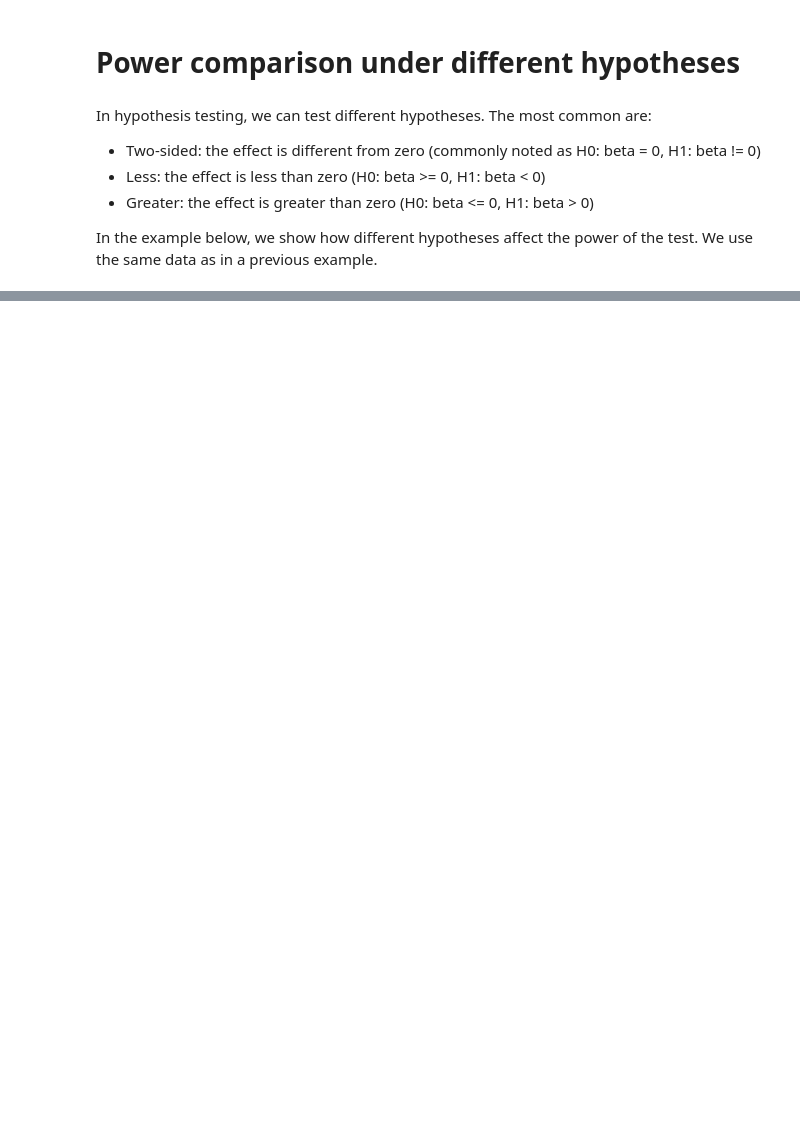
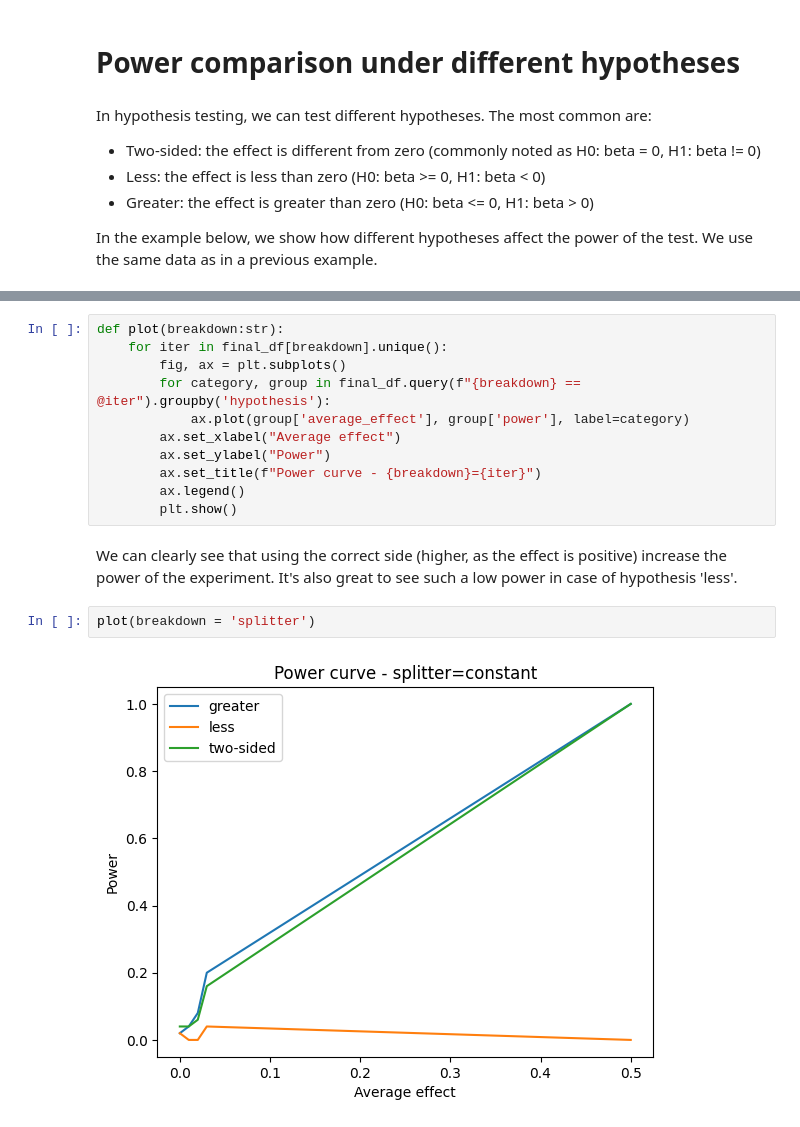
Before and after one commit to david26694/cluster-experiments, a Jupyter notebook: docs/analysis_with_different_hypothesis.ipynb, the cells around one changed output, grey strips where cells are left out. Saved outputs shown, nothing was run; the diff lists cells and outputs as text; blank space fills up the shorter version.

```diff
--- a/docs/analysis_with_different_hypothesis.ipynb
+++ b/docs/analysis_with_different_hypothesis.ipynb
@@ -29,0 +76,17 @@ df = pd.DataFrame(
+# %%
+def plot(breakdown:str):
+    for iter in final_df[breakdown].unique():
+        fig, ax = plt.subplots()
+        for category, group in final_df.query(f"{breakdown} == @iter").groupby('hypothesis'):
+            ax.plot(group['average_effect'], group['power'], label=category)
+        ax.set_xlabel("Average effect")
+        ax.set_ylabel("Power")
+        ax.set_title(f"Power curve - {breakdown}={iter}")
+        ax.legend()
+        plt.show()
+# %% [markdown]
+We can clearly see that using the correct side (higher, as the effect is positive) increase the power of the experiment. It's also great to see such a low power in case of hypothesis 'less'.
+# %%
+plot(breakdown = 'splitter')
+# %% [output]
+[figure, added]
```
Also changed, not shown: parts of 14 cells of this notebook, 1 other file.
